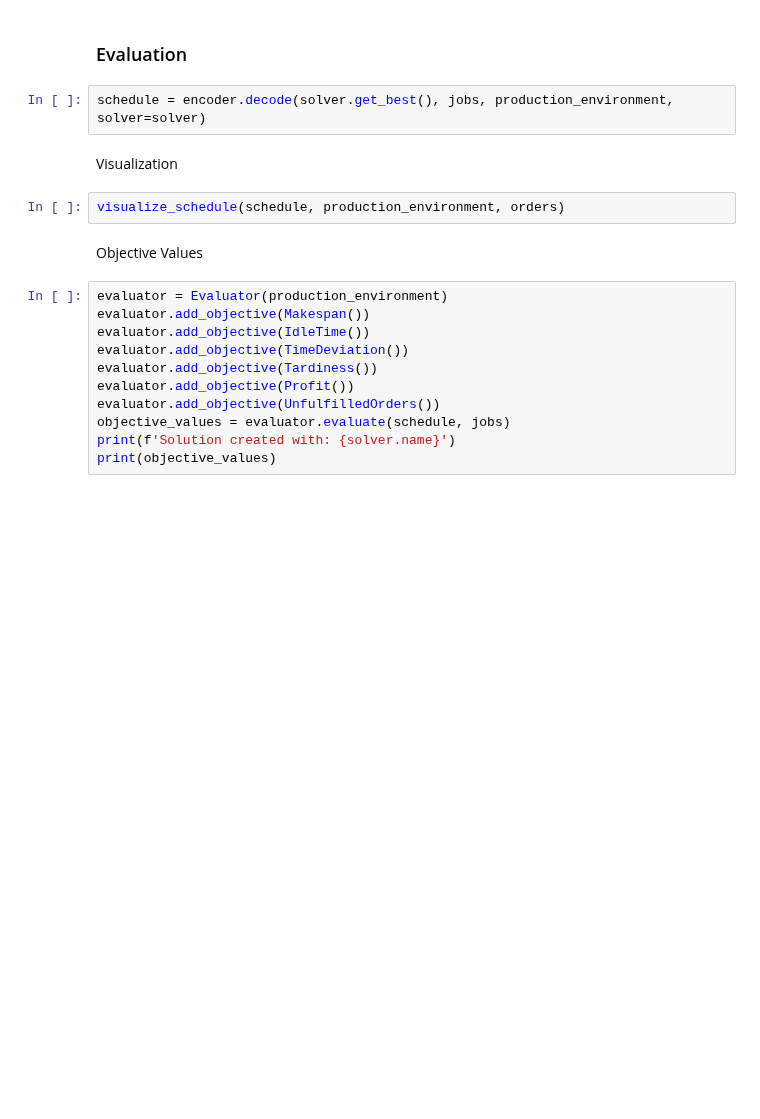
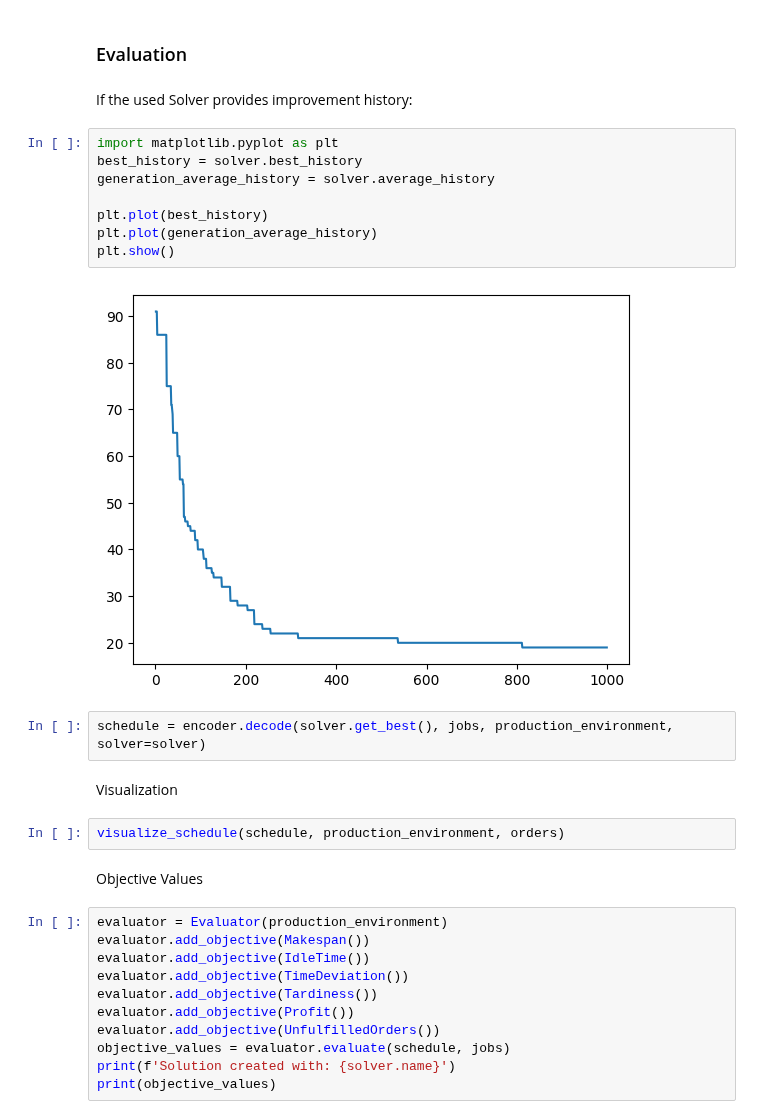
Before and after one commit to jrc-rodec/scheduling_model, a Jupyter notebook: code/reworked_data_model/demo.ipynb, the cells around one changed output. Saved outputs shown, nothing was run; the diff lists cells and outputs as text; blank space fills up the shorter version.

```diff
--- a/code/reworked_data_model/demo.ipynb
+++ b/code/reworked_data_model/demo.ipynb
@@ -103,5 +108,17 @@ print(solver.get_best_fitness())
 # %% [markdown]
 <h3>Evaluation</h3>
+# %% [markdown]
+If the used Solver provides improvement history:
+# %%
+import matplotlib.pyplot as plt
+best_history = solver.best_history
+generation_average_history = solver.average_history
+
+plt.plot(best_history)
+plt.plot(generation_average_history)
+plt.show()
+# %% [output]
+[figure, added]
 # %%
 schedule = encoder.decode(solver.get_best(), jobs, production_environment, solver=solver)
 # %% [markdown]
```
Also changed, not shown: parts of 3 cells of this notebook, 1 other file.
